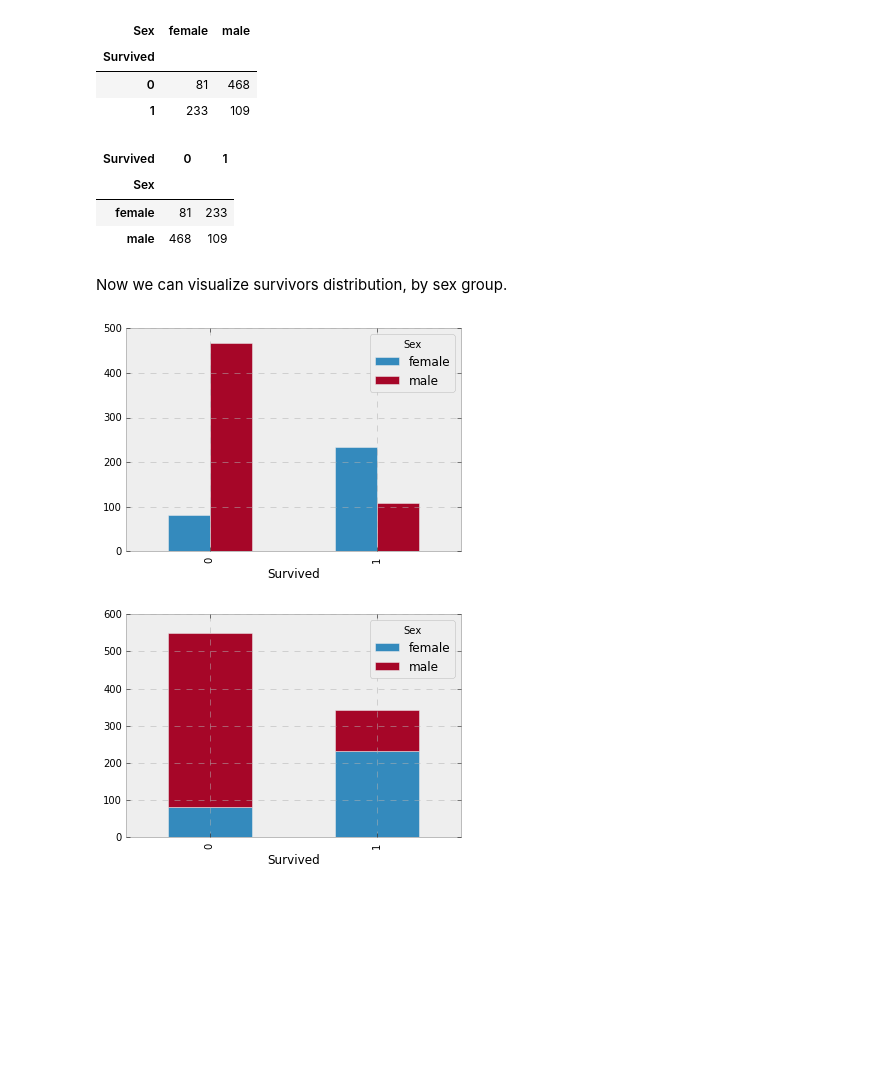
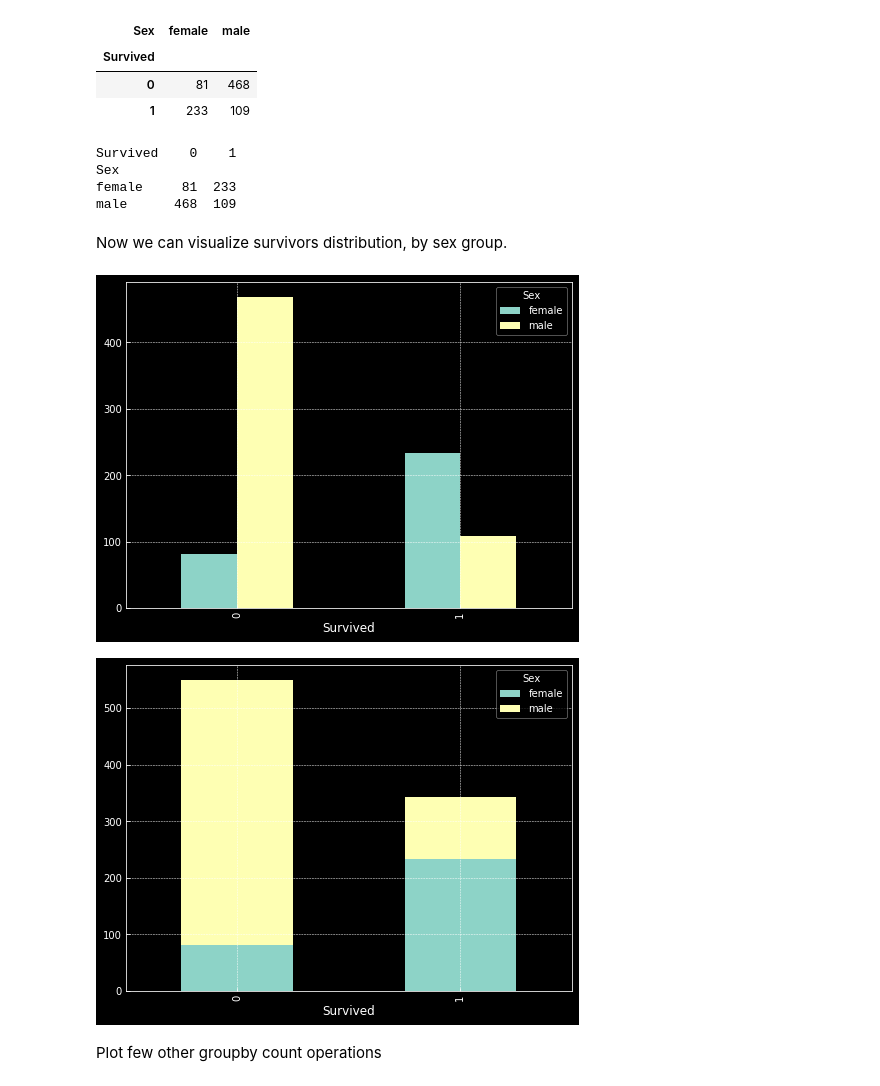
Before and after one commit to naomifridman/learn_python_pandas, a Jupyter notebook: pandas_groupby_titanic.ipynb, the cells around one changed output. Cells and saved outputs as stored; diff of their text form; code cells hidden in the pictures; blank space fills up the shorter version.

```diff
--- a/pandas_groupby_titanic.ipynb
+++ b/pandas_groupby_titanic.ipynb
@@ -31,7 +31,7 @@ import os
 import matplotlib.pyplot as plt
 %matplotlib inline
 import numpy as np
-plt.style.use('bmh')
+plt.style.use('dark_background')
 from sklearn.preprocessing import StandardScaler
 import pandas as pd
 import seaborn as sns
@@ -47,7 +47,7 @@ Read only the following features:
 *	Fare: Passenger fare
 *	Embarked: Port of embarkation (C = Cherbourg; Q = Queenstown; S = Southampton)
 # %%
-cols = ['Survived','Pclass','Sex','Age','SibSp','Parch','Fare','Embarked']
+cols = ['Survived','Pclass','Sex','Age','SibSp','Embarked']
 df= pd.read_csv('data.csv',usecols = cols)
 df.head()
 # %% [output]
@@ -210,21 +208,23 @@ df.groupby(['Sex', 'Survived'] )['Survived'].count().unstack('Sex')
 | 0 | 81 | 468 |
 | 1 | 233 | 109 |
 # %%
-df.groupby(['Sex', 'Survived'] )['Survived'].count().unstack(1)
+print(df.groupby(['Sex', 'Survived'] )['Survived'].count().unstack(1))
 # %% [output]
-| Survived | 0 | 1 |
-| Sex |  |  |
-| female | 81 | 233 |
-| male | 468 | 109 |
+Survived    0    1
+Sex
+female     81  233
+male      468  109
 # %% [markdown]
 Now we can visualize survivors distribution, by sex group.
 # %%
 df_grouped = df.groupby(['Sex', 'Survived'] )['Survived'].count()
-df_grouped.unstack(0).plot.bar();
+df_grouped.unstack(0).plot.bar(figsize=(8, 6));
 # %% [output]
-[figure, old version]
+[figure, new version]
 # %%
-df_grouped.unstack(0).plot.bar(stacked=True);
+df_grouped.unstack(0).plot.bar(stacked=True, figsize=(8, 6));
 # %% [output]
-[figure, old version]
+[figure, new version]
+# %% [markdown]
+Plot few other groupby count operations
 # %%
```
Also changed, not shown: parts of 17 cells of this notebook.
